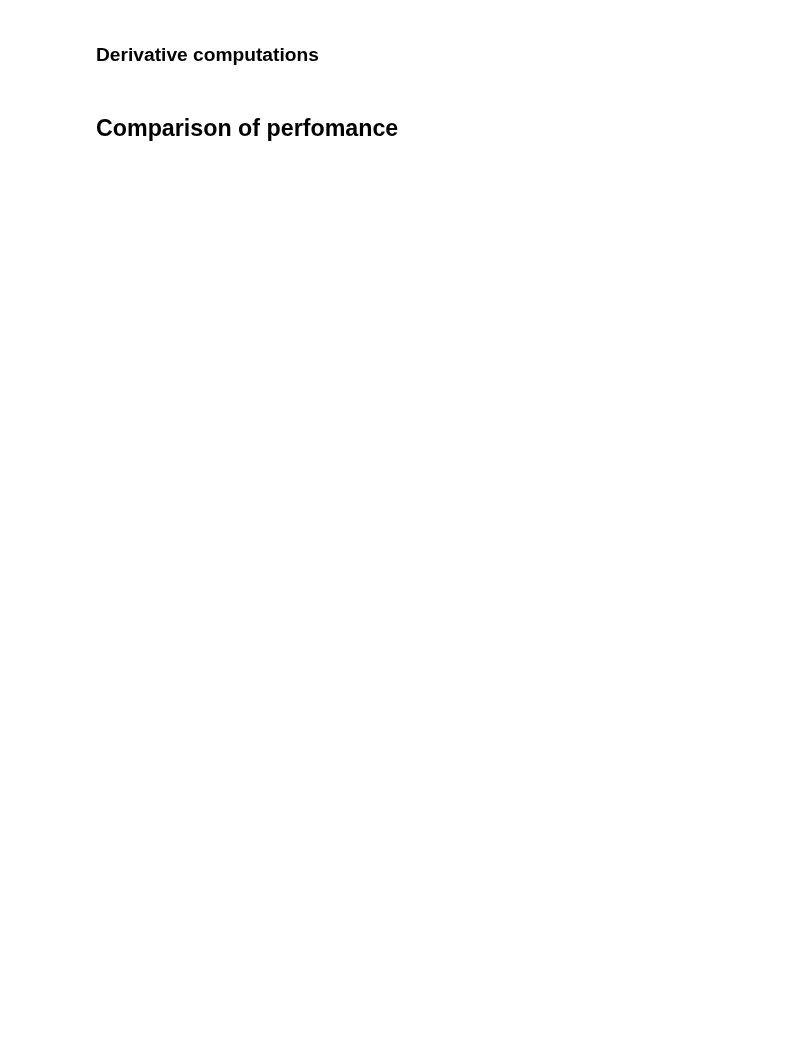
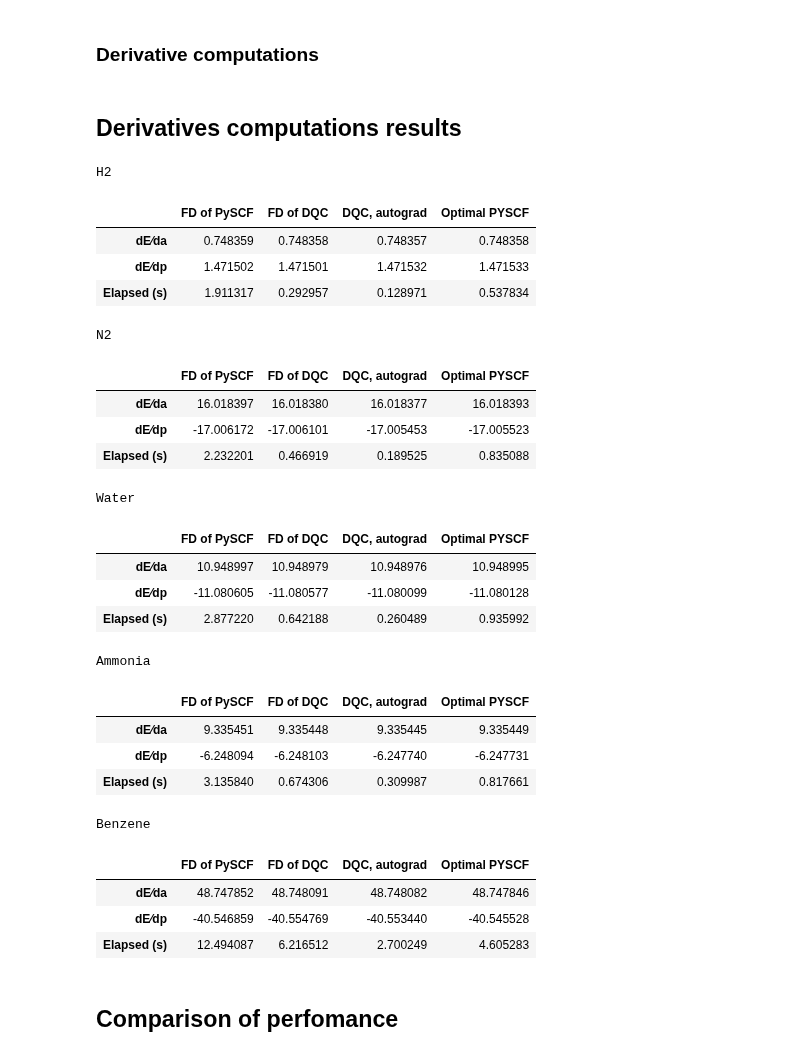
Before and after one commit to grinisrit/noa, a Jupyter notebook: docs/qc/Adjoint_Sensitivity_Method_for_Kohn_Sham_Equations.ipynb, the cells around one changed output. Drawn from its saved outputs; the diff is of its cells as text; code cells hidden in the pictures; blank space fills up the shorter version.

```diff
--- a/docs/qc/Adjoint_Sensitivity_Method_for_Kohn_Sham_Equations.ipynb
+++ b/docs/qc/Adjoint_Sensitivity_Method_for_Kohn_Sham_Equations.ipynb
@@ -627,5 +631,5 @@ def dqc_autograd_calculator_of_derivatives(_mol, a, p):
     grad = torch.autograd.grad(energy_tensor, (a_par, p_par))
     dur = time.time() - start
 
-    return grad[0], grad[1], dur
+    return grad[0].item(), grad[1].item(), dur
 # %% [markdown]
@@ -1134,38 +1176,48 @@ for mol in molecules:
 # %%
 derivative_results = {}
 
-for mol in molecules:
-    derivative_results[mol] = {}
-    for method in results:
-        if method not in [ "pyscf", "pyscf_ccsdt", "dqc_nograd"]:
-            mb_time = results[method][mol]["time_d"]
-            time = mb_time.average if hasattr(mb_time, "average") else mb_time
-            derivative_results[mol][pretty_method_names[method]] = {
-                                                            "<sup>dE</sup>&frasl;<sub>da</sub>": results[method][mol]["ea"],
-                                                            "<sup>dE</sup>&frasl;<sub>dp</sub>": results[method][mol]["ep"],
-                                                            "Elapsed (s)": time
-                                                        }
+for mol_name in molecules_for_correctness_tests:
+    derivative_results[mol_name] = {}
+    for method in derivative_correctness_results:
+        mb_time = derivative_correctness_results[method][mol_name]["time_d"]
+        time_ = mb_time.average if hasattr(mb_time, "average") else mb_time
+        derivative_results[mol_name][pretty_derivative_method_names[method]] = {
+                                                        "<sup>dE</sup>&frasl;<sub>da</sub>": derivative_correctness_results[method][mol_name]["ea"],
+                                                        "<sup>dE</sup>&frasl;<sub>dp</sub>": derivative_correctness_results[method][mol_name]["ep"],
+                                                        "Elapsed (s)": time_
+                                                    }
-# %%
-for mol in molecules:
-    adjoint_pyscf_time_average = results["pyscf_adjoint"][mol]["time_adjount_only"].average
-    adjoint_pyscf_time_stdev = results["pyscf_adjoint"][mol]["time_adjount_only"].stdev
-    derivative_results[mol]["Optimal PySCF, partial derivatives only"] = {
-                                                    "<sup>dE</sup>&frasl;<sub>da</sub>": results["pyscf_adjoint"][mol]["ea"],
-                                                    "<sup>dE</sup>&frasl;<sub>dp</sub>": results["pyscf_adjoint"][mol]["ep"],
-                                                    "Elapsed (s)": f"{adjoint_pyscf_time_average:.4f} ± {adjoint_pyscf_time_stdev:.6f}"
-    }
-    autograd_dqc_average = results["dqc_autograd"][mol]["time_d"].average - results["dqc_nograd"][mol]["time"].average
-    autograd_dqc_stdev = results["dqc_autograd"][mol]["time_d"].stdev + results["dqc_nograd"][mol]["time"].stdev
-    derivative_results[mol]["Autograd only"] = {
-                                                    "<sup>dE</sup>&frasl;<sub>da</sub>": results["dqc_autograd"][mol]["ea"],
-                                                    "<sup>dE</sup>&frasl;<sub>dp</sub>": results["dqc_autograd"][mol]["ep"],
-                                                    "Elapsed (s)": f"{autograd_dqc_average:.4f} ± {autograd_dqc_stdev:.6f}"
-    }
 # %%
 display(HTML("<h2>Derivatives computations results</h2>"))
-for mol in molecules:
-    df = pd.DataFrame(derivative_results[mol])
+for mol_name in molecules_for_correctness_tests:
+    df = pd.DataFrame(derivative_results[mol_name])
     html = df.style.to_html()
-    display(HTML(f"<h3>{pretty_molecule_names[mol]}</h3>" + html))
+    display(HTML(f"<h3>{pretty_molecule_names[mol_name]}</h3>" + html))
+# %% [output]
+Derivatives computations results
+H2
+|  | FD of PySCF | FD of DQC | DQC, autograd | Optimal PYSCF |
+| dE⁄da | 0.748359 | 0.748358 | 0.748357 | 0.748358 |
+| dE⁄dp | 1.471502 | 1.471501 | 1.471532 | 1.471533 |
+| Elapsed (s) | 1.911317 | 0.292957 | 0.128971 | 0.537834 |
+N2
+|  | FD of PySCF | FD of DQC | DQC, autograd | Optimal PYSCF |
+| dE⁄da | 16.018397 | 16.018380 | 16.018377 | 16.018393 |
+| dE⁄dp | -17.006172 | -17.006101 | -17.005453 | -17.005523 |
+| Elapsed (s) | 2.232201 | 0.466919 | 0.189525 | 0.835088 |
+Water
+|  | FD of PySCF | FD of DQC | DQC, autograd | Optimal PYSCF |
+| dE⁄da | 10.948997 | 10.948979 | 10.948976 | 10.948995 |
+| dE⁄dp | -11.080605 | -11.080577 | -11.080099 | -11.080128 |
+| Elapsed (s) | 2.877220 | 0.642188 | 0.260489 | 0.935992 |
+Ammonia
+|  | FD of PySCF | FD of DQC | DQC, autograd | Optimal PYSCF |
+| dE⁄da | 9.335451 | 9.335448 | 9.335445 | 9.335449 |
+| dE⁄dp | -6.248094 | -6.248103 | -6.247740 | -6.247731 |
+| Elapsed (s) | 3.135840 | 0.674306 | 0.309987 | 0.817661 |
+Benzene
+|  | FD of PySCF | FD of DQC | DQC, autograd | Optimal PYSCF |
+| dE⁄da | 48.747852 | 48.748091 | 48.748082 | 48.747846 |
+| dE⁄dp | -40.546859 | -40.554769 | -40.553440 | -40.545528 |
+| Elapsed (s) | 12.494087 | 6.216512 | 2.700249 | 4.605283 |
 # %% [markdown]
 ## Comparison of perfomance
```
Also changed, not shown: parts of 33 cells of this notebook.
